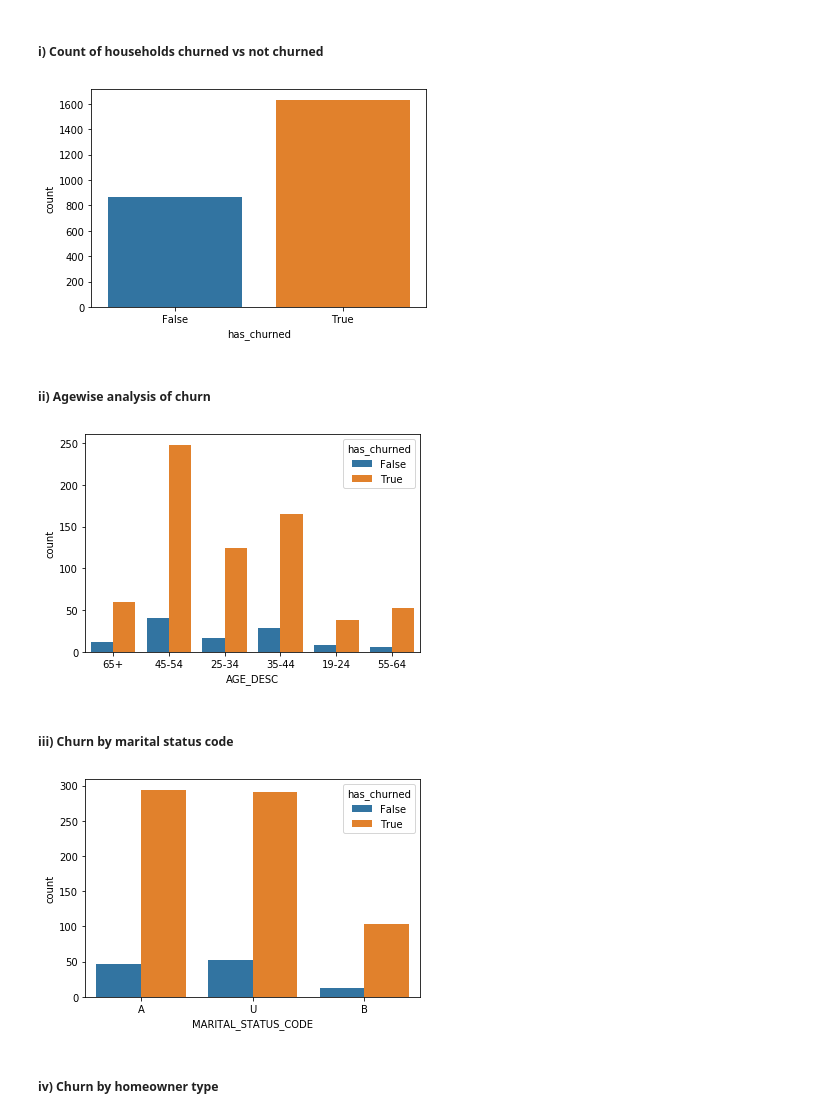
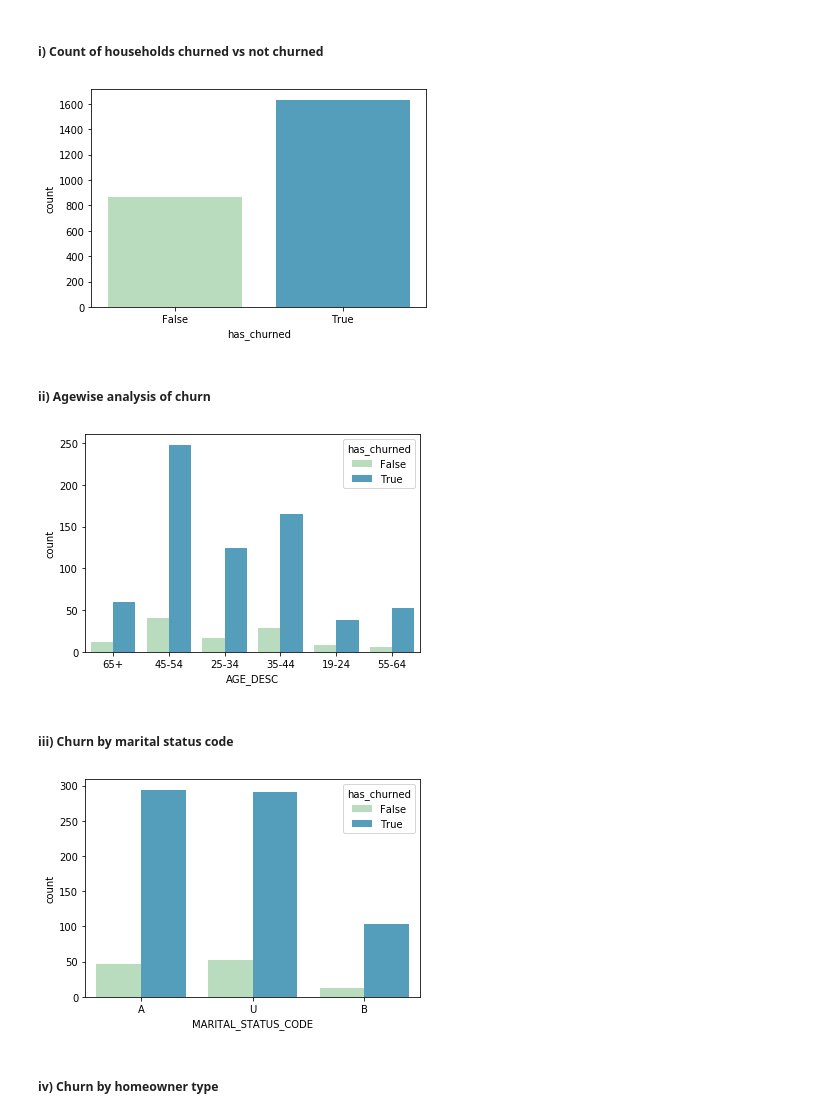
Before and after one commit to ambita20/Customer-Engagement-Python-Project, a Jupyter notebook: PythonProject.ipynb, the cells around one changed output. Saved outputs shown, nothing was run; the diff lists cells and outputs as text; code cells hidden in the pictures.

Commit message:
Added some graphs

```diff
--- a/PythonProject.ipynb
+++ b/PythonProject.ipynb
@@ -210,25 +221,25 @@ household_master=pd.merge(household_master,numberofvisit,on='household_key',how=
 # %% [markdown]
 ##### i) Count of households churned vs not churned
 # %%
-ax=sns.countplot(churn['has_churned'])
+ax=sns.countplot(churn['has_churned'],palette='GnBu')
 # %% [output]
-[figure, old version]
+[figure, new version]
 # %% [markdown]
 ##### ii) Agewise analysis of churn
 # %%
-ax=sns.countplot(x='AGE_DESC',hue='has_churned',data=household_master)
+ax=sns.countplot(x='AGE_DESC',hue='has_churned',data=household_master,palette='GnBu')
 #ax.axhline(y=household_master.has_churned.sum()/len(household_master),c="red",label="population mean")
 plt.show()
 # %% [output]
-[figure, old version]
+[figure, new version]
 # %% [markdown]
 ##### iii) Churn by marital status code
 # %%
-ax=sns.countplot(x='MARITAL_STATUS_CODE',hue='has_churned',data=household_master)
+ax=sns.countplot(x='MARITAL_STATUS_CODE',hue='has_churned',data=household_master,palette='GnBu')
 #ax.axhline(y=household_master.has_churned.sum()/len(household_master),c="red",label="population mean")
 plt.show()
 # %% [output]
-[figure, old version]
+[figure, new version]
 # %% [markdown]
 ##### iv) Churn by homeowner type
 # %%
```
Also changed, not shown: parts of 10 cells of this notebook.
